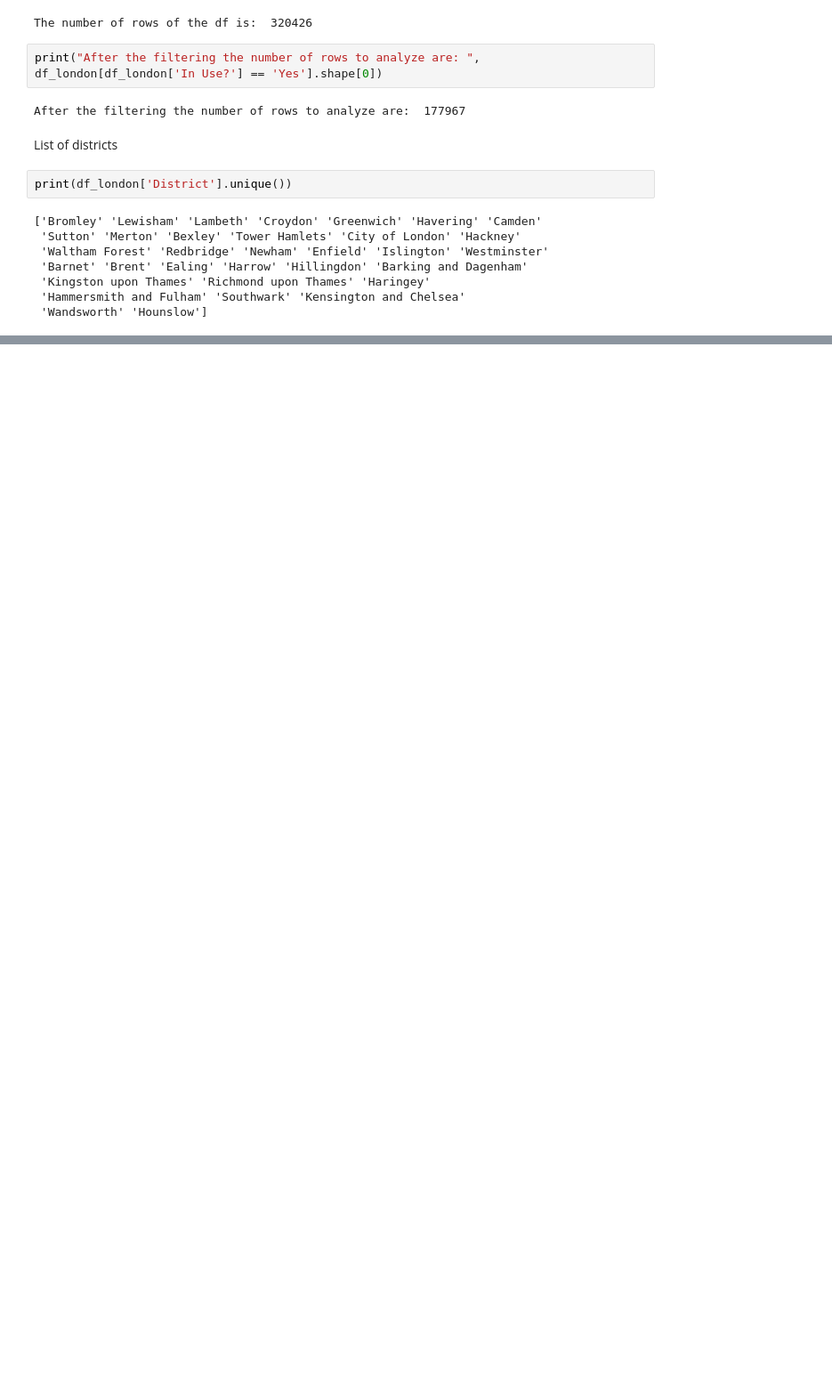
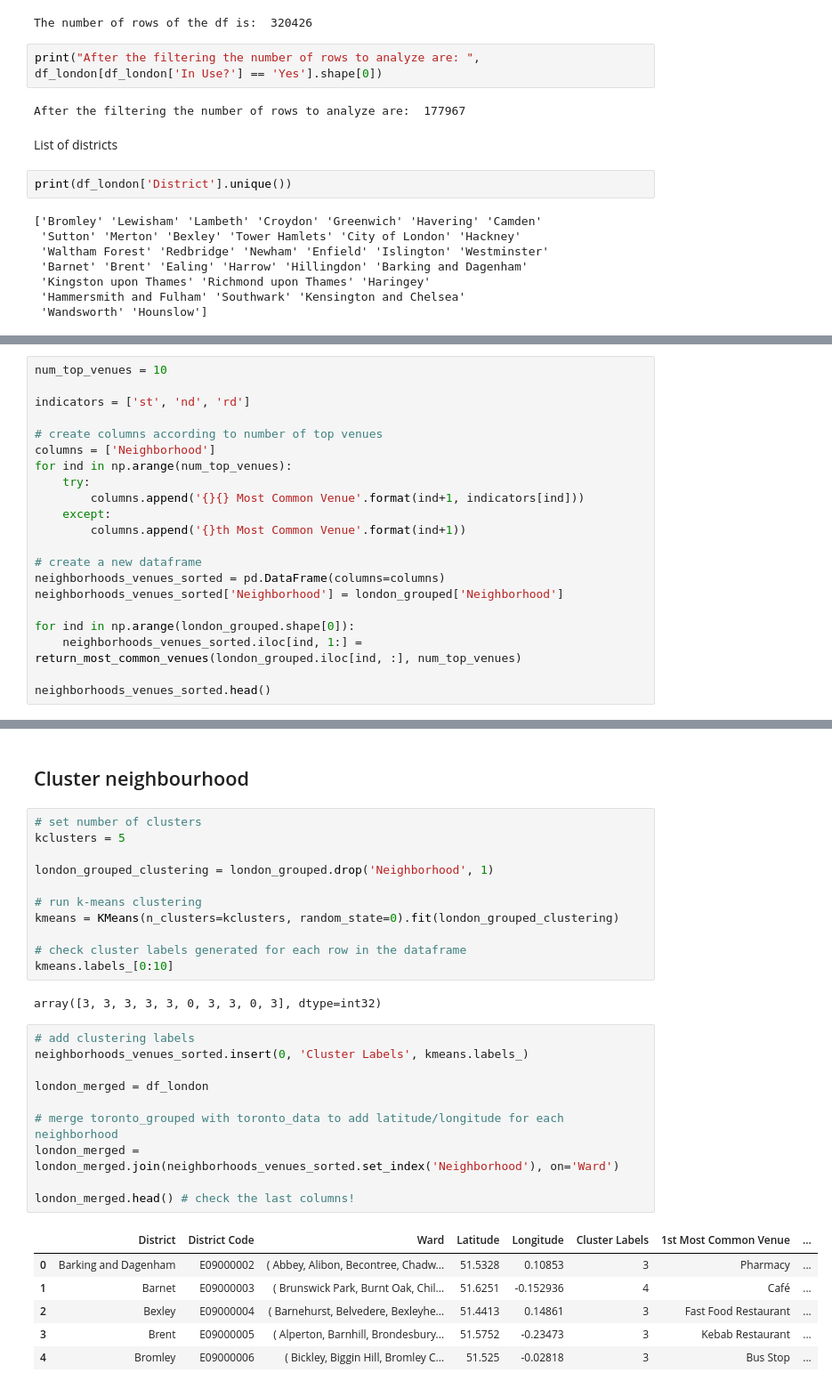
Before and after one commit to andushi/Coursera_Capstone, a Jupyter notebook: Which is the best place to open a business_.ipynb, the cells around one changed output, grey strips where cells are left out. Shown at 89% size. Saved outputs shown, nothing was run; the diff lists cells and outputs as text; blank space fills up the shorter version.

```diff
--- a/Which is the best place to open a business_.ipynb
+++ b/Which is the best place to open a business_.ipynb
@@ -90,0 +440,21 @@ print(df_london['District'].unique())
+# %%
+num_top_venues = 10
+
+indicators = ['st', 'nd', 'rd']
+
+# create columns according to number of top venues
+columns = ['Neighborhood']
+for ind in np.arange(num_top_venues):
+    try:
+        columns.append('{}{} Most Common Venue'.format(ind+1, indicators[ind]))
+    except:
+        columns.append('{}th Most Common Venue'.format(ind+1))
+
+# create a new dataframe
+neighborhoods_venues_sorted = pd.DataFrame(columns=columns)
+neighborhoods_venues_sorted['Neighborhood'] = london_grouped['Neighborhood']
+
+for ind in np.arange(london_grouped.shape[0]):
+    neighborhoods_venues_sorted.iloc[ind, 1:] = return_most_common_venues(london_grouped.iloc[ind, :], num_top_venues)
+
+neighborhoods_venues_sorted.head()
@@ -90,0 +477,32 @@ print(df_london['District'].unique())
+# %% [markdown]
+## Cluster neighbourhood
+# %%
+# set number of clusters
+kclusters = 5
+
+london_grouped_clustering = london_grouped.drop('Neighborhood', 1)
+
+# run k-means clustering
+kmeans = KMeans(n_clusters=kclusters, random_state=0).fit(london_grouped_clustering)
+
+# check cluster labels generated for each row in the dataframe
+kmeans.labels_[0:10]
+# %% [output]
+array([3, 3, 3, 3, 3, 0, 3, 3, 0, 3], dtype=int32)
+# %%
+# add clustering labels
+neighborhoods_venues_sorted.insert(0, 'Cluster Labels', kmeans.labels_)
+
+london_merged = df_london
+
+# merge toronto_grouped with toronto_data to add latitude/longitude for each neighborhood
+london_merged = london_merged.join(neighborhoods_venues_sorted.set_index('Neighborhood'), on='Ward')
+
+london_merged.head() # check the last columns!
+# %% [output]
+|  | District | District Code | Ward | Latitude | Longitude | Cluster Labels | 1st Most Common Venue | ... |
+| 0 | Barking and Dagenham | E09000002 | ( Abbey, Alibon, Becontree, Chadw... | 51.5328 | 0.10853 | 3 | Pharmacy | ... |
+| 1 | Barnet | E09000003 | ( Brunswick Park, Burnt Oak, Chil... | 51.6251 | -0.152936 | 4 | Café | ... |
+| 2 | Bexley | E09000004 | ( Barnehurst, Belvedere, Bexleyhe... | 51.4413 | 0.14861 | 3 | Fast Food Restaurant | ... |
+| 3 | Brent | E09000005 | ( Alperton, Barnhill, Brondesbury... | 51.5752 | -0.23473 | 3 | Kebab Restaurant | ... |
+| 4 | Bromley | E09000006 | ( Bickley, Biggin Hill, Bromley C... | 51.525 | -0.02818 | 3 | Bus Stop | ... |
```
Also changed, not shown: parts of 39 cells of this notebook.
